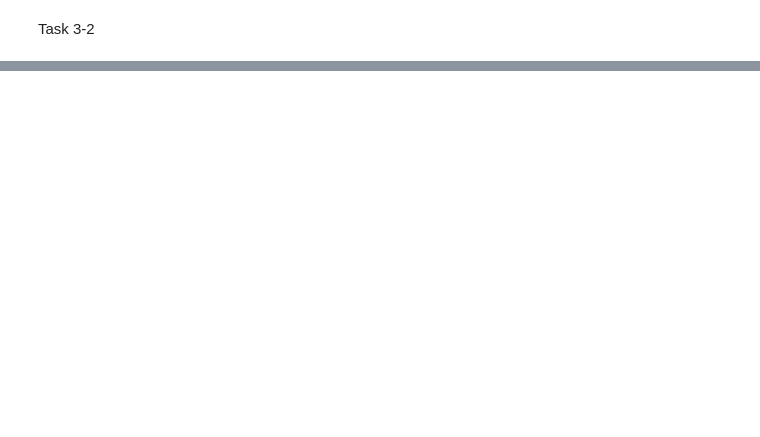
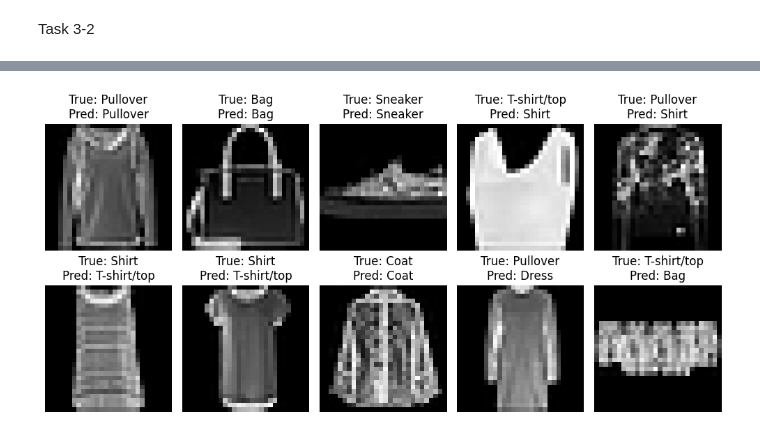
Before and after one commit to MaheeGamage/TIES4911-DL-for-dev, a Jupyter notebook: Task-3/Task 3-2.ipynb, the cells around one changed output, grey strips where cells are left out. Cells and saved outputs as stored; diff of their text form; code cells hidden in the pictures; blank space fills up the shorter version.

```diff
--- a/Task-3/Task 3-2.ipynb
+++ b/Task-3/Task 3-2.ipynb
@@ -41,0 +216,3 @@ Epoch 1/10
+# %%
+genearate_sample_images(model)
+# %% [output]
@@ -41,0 +220 @@ Epoch 1/10
+[figure, added]
```
Also changed, not shown: parts of 5 cells of this notebook.
